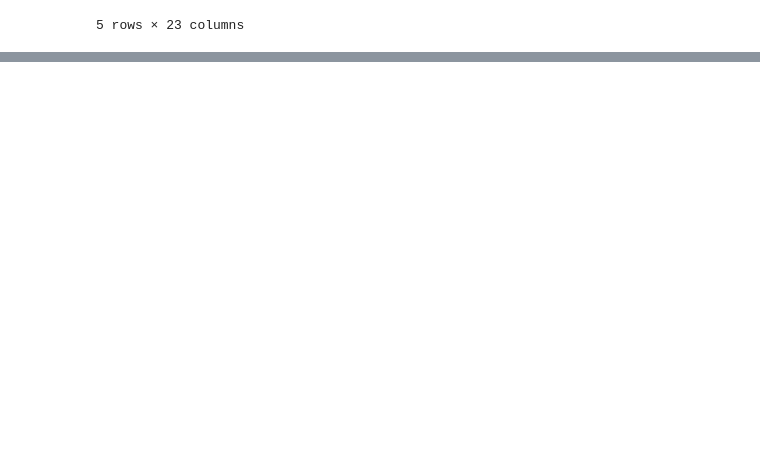
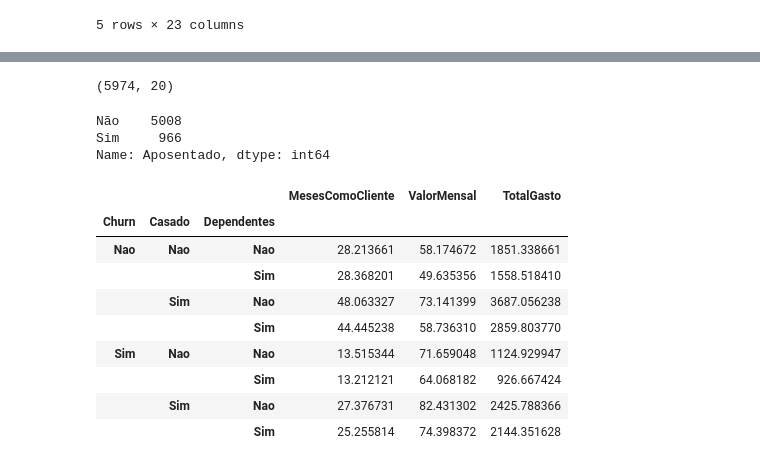
Before and after one commit to ViniSouza17/Churn_Analysis, a Jupyter notebook: Untitled-1.ipynb, the cells around one changed output, grey strips where cells are left out. Drawn from its saved outputs; the diff is of its cells as text; code cells hidden in the pictures; blank space fills up the shorter version.

```diff
--- a/Untitled-1.ipynb
+++ b/Untitled-1.ipynb
@@ -15,0 +67,3 @@ data.head(5)
+# %%
+data = data.drop(['Unnamed: 0','IDCliente','Codigo'], axis=1)
+data.head(2)
@@ -15,0 +74,3 @@ data.head(5)
+# %%
+data['TotalGasto'] = pd.to_numeric(data['TotalGasto'], errors='coerce')
+data.info()
@@ -15,0 +95,25 @@ data.head(5)
+# %%
+data = data.dropna()
+data.shape
+# %% [output]
+(5974, 20)
+# %%
+data['Aposentado'] = data['Aposentado'].apply(lambda x:'Sim' if x == 1 else 'Não')
+data['Aposentado'].value_counts()
+# %% [output]
+Não    5008
+Sim     966
+Name: Aposentado, dtype: int64
+# %%
+data.groupby(['Churn','Casado','Dependentes']).mean()
+# %% [output]
+|  |  |  | MesesComoCliente | ValorMensal | TotalGasto |
+| Churn | Casado | Dependentes |  |  |  |
+| Nao | Nao | Nao | 28.213661 | 58.174672 | 1851.338661 |
+|  |  | Sim | 28.368201 | 49.635356 | 1558.518410 |
+|  | Sim | Nao | 48.063327 | 73.141399 | 3687.056238 |
+|  |  | Sim | 44.445238 | 58.736310 | 2859.803770 |
+| Sim | Nao | Nao | 13.515344 | 71.659048 | 1124.929947 |
+|  |  | Sim | 13.212121 | 64.068182 | 926.667424 |
+|  | Sim | Nao | 27.376731 | 82.431302 | 2425.788366 |
+|  |  | Sim | 25.255814 | 74.398372 | 2144.351628 |
```
Also changed, not shown: parts of 8 cells of this notebook.
